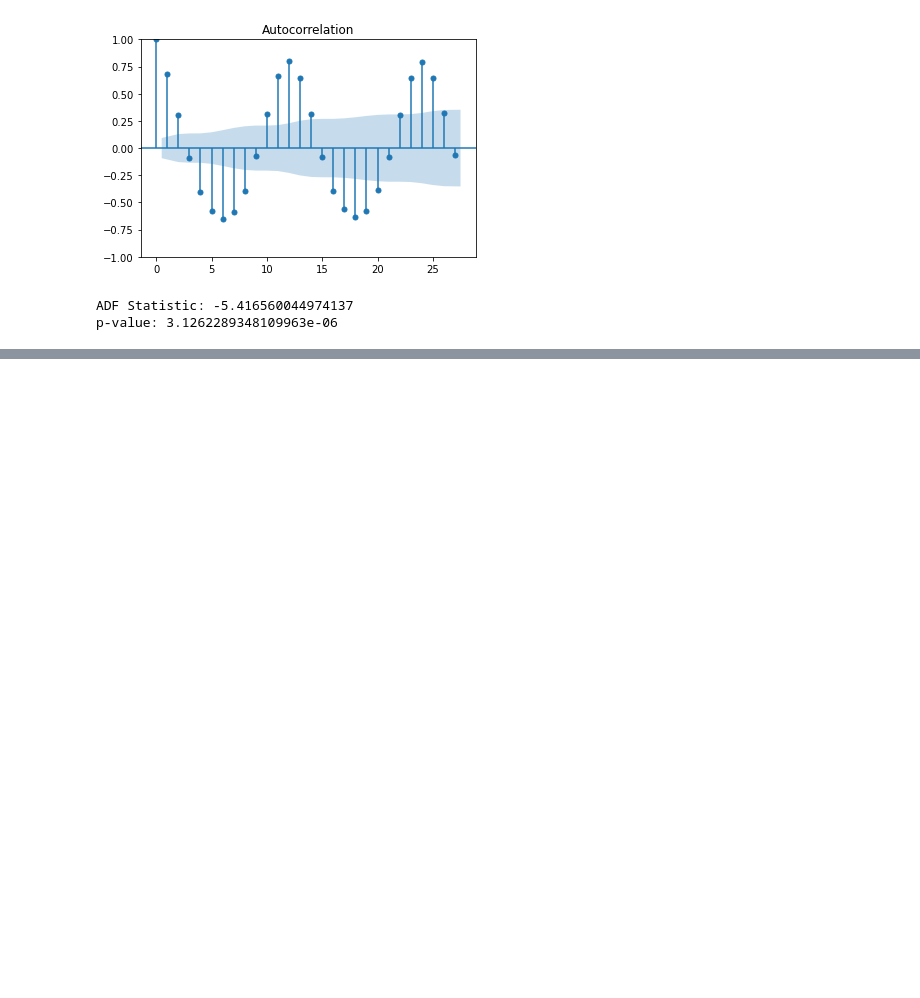
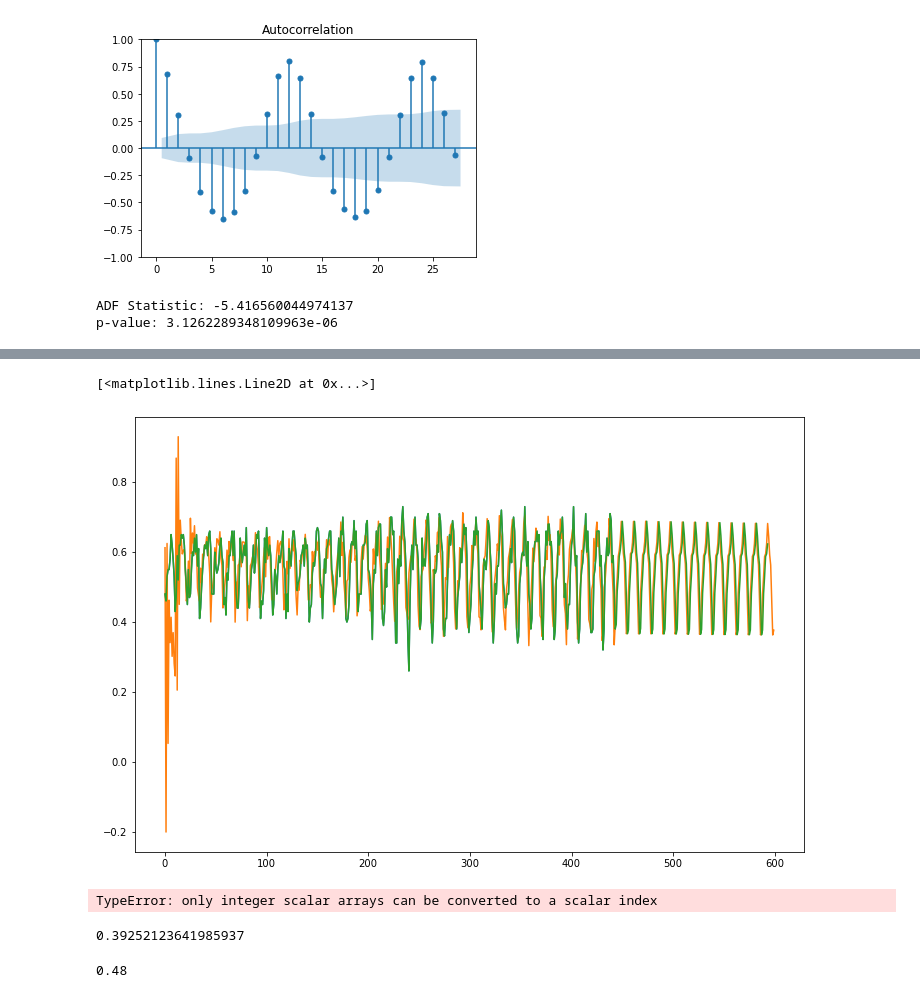
Before and after one commit to Solar-Wind-ML-DIRECT-2022-Project/2022-Project-Repo, a Jupyter notebook: SERF/SERF.ipynb, the cells around one changed output, grey strips where cells are left out. Drawn from its saved outputs; the diff is of its cells as text; code cells hidden in the pictures; blank space fills up the shorter version.

```diff
--- a/SERF/SERF.ipynb
+++ b/SERF/SERF.ipynb
@@ -281,0 +434,6 @@ print(len(parameters_list))
+# %%
+models = SARIMAX(Prophetdf['y'].values, order=(6,0,3),seasonal_order=(1,0,1,12),
+                 enforce_stationarity=False,enforce_invertibility =False);
+model_fits = models.fit()
+outputs = model_fits.predict(start = 1, end = 600)
+outputs2 = model_fits.get_forecast(steps=150)
@@ -281,0 +489,21 @@ print(len(parameters_list))
+# %%
+fig, ax = plt.subplots(figsize=(12,8))
+outputs22 = np.concatenate((Prophetdf['y'].values,outputs2.predicted_mean))
+ax.plot(Prophetdf['y'].values)
+ax.plot(outputs)
+ax.plot(outputs22)
+# %% [output]
+[<matplotlib.lines.Line2D at 0x...>]
+[figure, added]
+# %%
+np.concatenate(Prophetdf['y'].values,outputs2.predicted_mean)
+# %% [output]
+TypeError: only integer scalar arrays can be converted to a scalar index
+# %%
+outputs2.predicted_mean[0]
+# %% [output]
+0.39252123641985937
+# %%
+Prophetdf['y'].values[0]
+# %% [output]
+0.48
```
Also changed, not shown: parts of 25 cells of this notebook.
